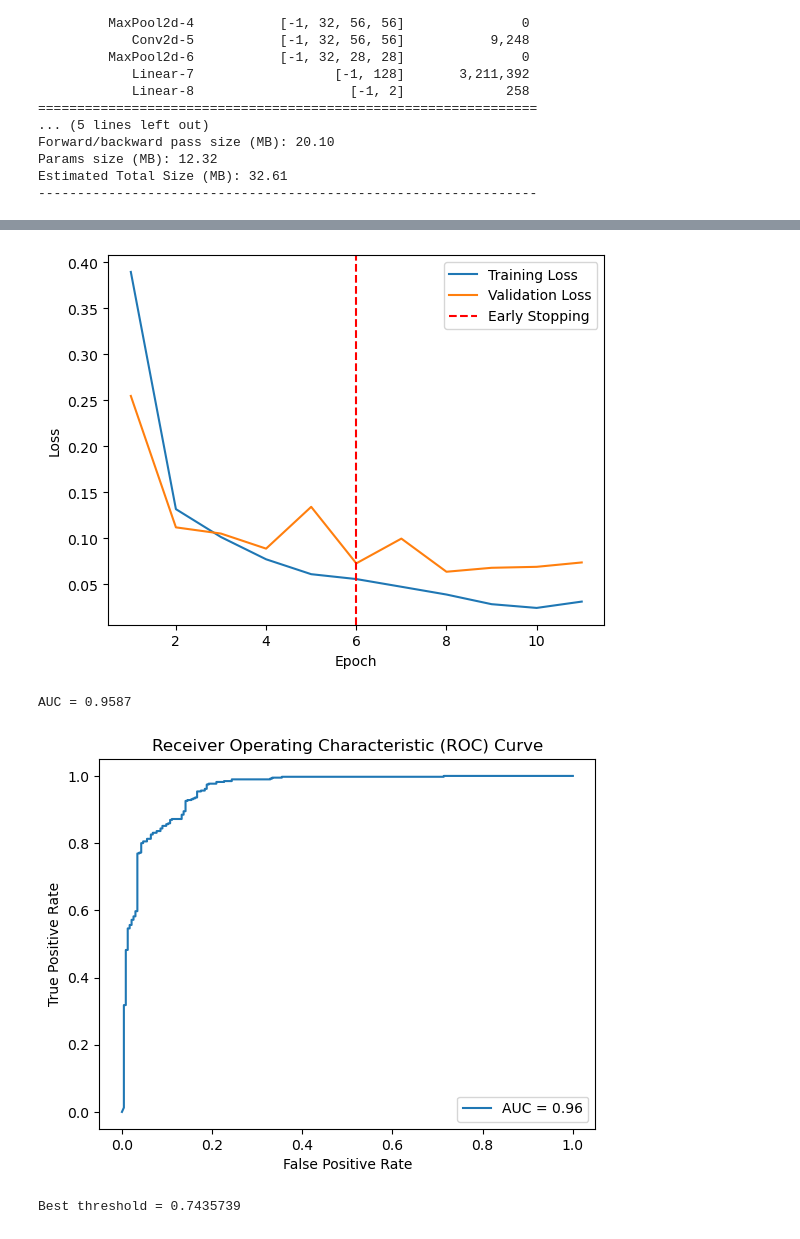
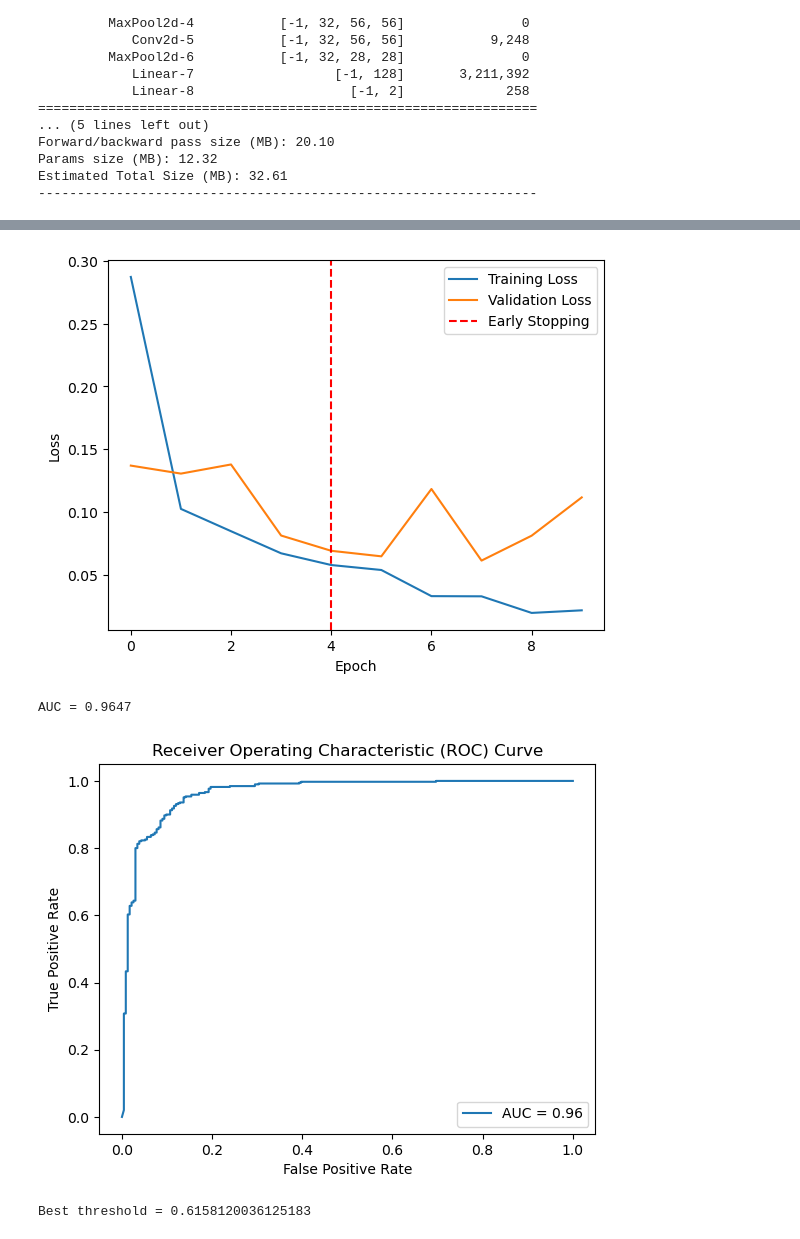
Before and after one commit to yifeng-song-uva/Classification_of_Chest_X-Ray_Images_Using_Deep_Learning, a Jupyter notebook: Base_CNN_Model.ipynb, the cells around one changed output, grey strips where cells are left out. Drawn from its saved outputs; the diff is of its cells as text; code cells hidden in the pictures.

```diff
--- a/Base_CNN_Model.ipynb
+++ b/Base_CNN_Model.ipynb
@@ -177,7 +179,9 @@ for epoch in range(num_epochs):
     # training within each epoch
     model.train() # Set model to training mode
     train_loss = 0.0
-    for data, target in train_dataloader:
+    print("Epoch {} Training...".format(epoch))
+    for batch_idx, (data, target) in enumerate(train_dataloader):
+        print("Batch", batch_idx)
         optimizer.zero_grad() # Reset parameter gradients to zero
         output = model(data) # Forward pass
         loss = criterion(output, target) # Compute the loss function for the batch
@@ -189,6 +193,7 @@ for epoch in range(num_epochs):
     # using validation set to monitor the model performance after each training epoch
     model.eval() # Set model to evaluation mode
     val_loss = 0.0
+    print("Epoch {} Evaluation...".format(epoch))
     with torch.no_grad(): # This method disables the gradient calculation which reduces the memory consumption for computations
         for data, target in val_dataloader:
             output = model(data) # Forward pass
@@ -211,18 +227,18 @@ Stopping training at epoch 11
 # %%
 # Load best model checkpoint after early stopping
 model.load_state_dict(torch.load(early_stopping.path))
 
 # Final loss vs. epoch plot for both training and validation sets
-epoch_list = np.arange(1, len(val_losses)+1)
+epoch_list = np.arange(0, len(val_losses))
 plt.plot(epoch_list, train_losses, label="Training Loss")
 plt.plot(epoch_list, val_losses, label="Validation Loss")
-plt.axvline(x=len(val_losses)-early_stopping.no_improvement_count, color='r', linestyle='--', label="Early Stopping")
+plt.axvline(x=len(val_losses)-early_stopping.no_improvement_count-1, color='r', linestyle='--', label="Early Stopping")
 plt.xlabel("Epoch")
 plt.ylabel("Loss")
 plt.legend()
 plt.show()
 # %% [output]
-[figure, old version]
+[figure, new version]
 # %%
 # Iterate over the test set batches to generate predicted probabilities for PNEUMONIA
 model.eval() # Set model to evaluation mode
@@ -249,10 +265,10 @@ display.plot()
 plt.title("Receiver Operating Characteristic (ROC) Curve")
 plt.show()
 # %% [output]
-AUC = 0.9587
+AUC = 0.9647
-[figure, old version]
+[figure, new version]
 # %%
-# Tune the threshold via optimizing the F1 score (using the validation set)
+# Tune the threshold via optimizing the F1 score of the minority class (using the validation set: balancing the tradeoff between precision and recall for the NORMAL class)
 ## Generate predicted probabilities for PNEUMONIA
 model.eval() # Set model to evaluation mode
 preds_list = []
@@ -267,15 +283,15 @@ with torch.no_grad():
 pred_probabilities_val = torch.cat(preds_list, dim = 0).numpy()[:,1]
 actual_y_val = torch.cat(y_list, dim = 0).numpy()
 ## Get precision/recall/threshold values
-precision, recall, thresholds = precision_recall_curve(actual_y_val, pred_probabilities_val)
+precision, recall, thresholds = precision_recall_curve(1 - actual_y_val, 1 - pred_probabilities_val)
 ## Calculate F1 scores
 f1_scores = 2 * recall * precision / (recall + precision)
 ## Find the threshold for the highest F1 score
 best_idx = np.argmax(f1_scores)
-best_threshold = thresholds[best_idx]
+best_threshold = 1 - thresholds[best_idx]
 print("Best threshold =", best_threshold)
 # %% [output]
-Best threshold = 0.7435739
+Best threshold = 0.6158120036125183
 # %%
 # Other evaluation metrics that depend on threshold:
 pred_y = (pred_probabilities > best_threshold).astype(int)
```
Also changed, not shown: parts of 3 cells of this notebook, 1 other file.
